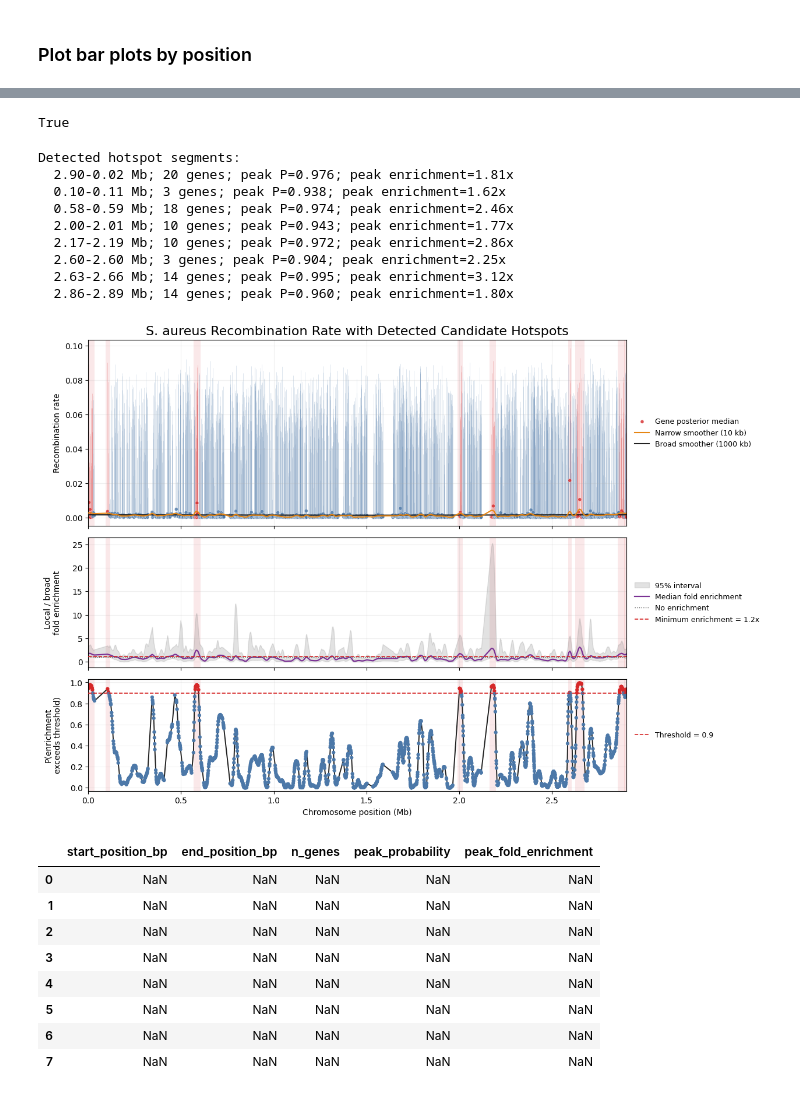
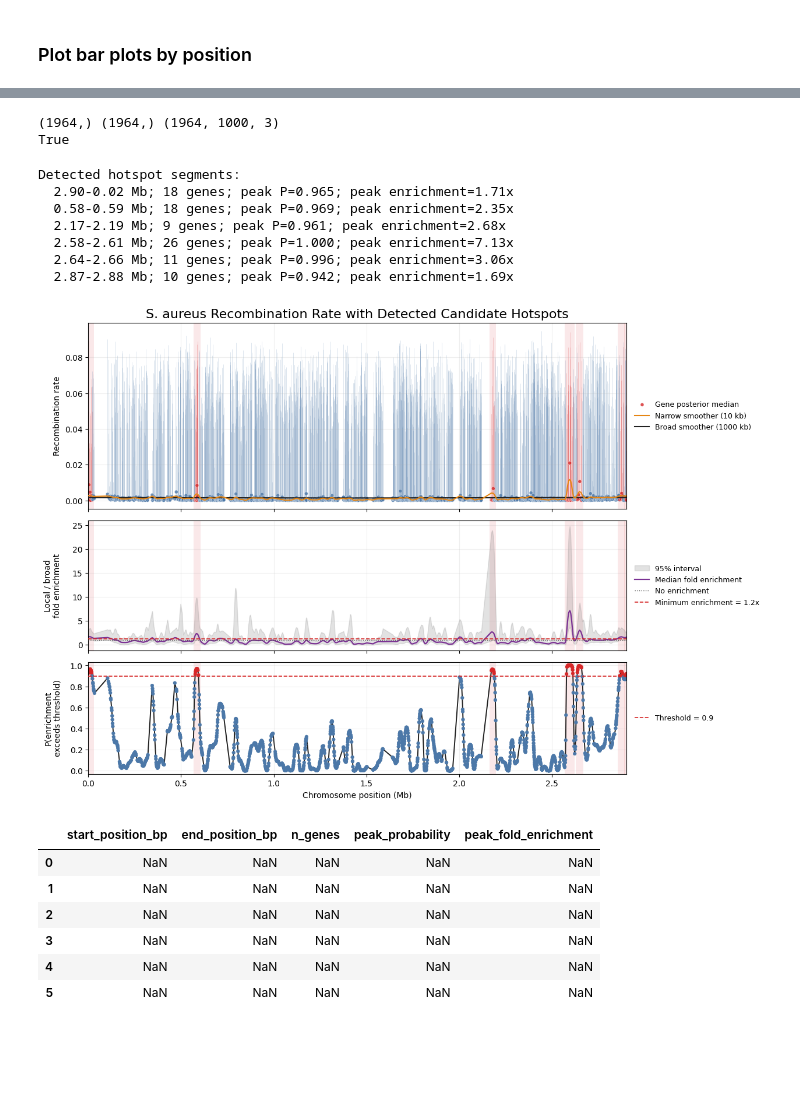
Before and after one commit to haochu-liu/likelihood-free, a Jupyter notebook: python/hotspots_staph.ipynb, the cells around one changed output, grey strips where cells are left out. Saved outputs shown, nothing was run; the diff lists cells and outputs as text; code cells hidden in the pictures; blank space fills up the shorter version.

Commit message:
staph hotspot detection

```diff
--- a/python/hotspots_staph.ipynb
+++ b/python/hotspots_staph.ipynb
@@ -53,7 +53,7 @@ _|                                       |         |              |
 # %%
 drop_col = range(16, 32)
 # %%
-x_obs_df = pd.read_csv("../data/staph/core_gene_summary_stats.csv", index_col=0)
+x_obs_df = pd.read_csv("../data/staph/core_gene_summary_stats_updated.csv", index_col=0)
 x_obs_np = x_obs_df.to_numpy()
 x_obs_np = np.delete(x_obs_np, drop_col, axis=1)
 x_obs_torch = torch.tensor(x_obs_np, device=torch_device)
@@ -259,7 +259,7 @@ for i in range(x_obs_torch.shape[0]):
 # %% [markdown]
 ### Plot bar plots by position
 # %%
-gene_info = pd.read_csv("../data/staph/core_gene_info.csv", index_col=0)
+gene_info = pd.read_csv("../data/staph/core_gene_info_updated.csv", index_col=0)
 gene_info_np = gene_info.to_numpy()
 gene_info.head()
 # %% [output]
@@ -273,12 +273,14 @@ gene_info.head()
 # %%
 from hotspot_DoG import DoGHotspotDetector
 # %%
-gene_starts = np.delete(gene_info['Start_pos'].values, no_signal_id)
-gene_ends = np.delete(gene_info['End_pos'].values, no_signal_id)
+gene_starts = np.delete(gene_info['Start_pos_MRSA252'].values, no_signal_id)
+gene_ends = np.delete(gene_info['End_pos_MRSA252'].values, no_signal_id)
+print(gene_starts.shape, gene_ends.shape, theta_post.shape)
 ord_start_pos = np.argsort(gene_starts)
 ord_end_pos = np.argsort(gene_ends)
 print(np.all(ord_start_pos == ord_end_pos))
 # %% [output]
+(1964,) (1964,) (1964, 1000, 3)
 True
 # %%
 positions = gene_starts[ord_start_pos]
@@ -290,43 +292,41 @@ detector = DoGHotspotDetector(
     narrow_bandwidth_bp=10_000,
     broad_bandwidth_bp=1_000_000,
     min_fold_enrichment=1.2,
     probability_threshold=0.90,
     residual_log_sd=0.20,
     min_effective_genes=1.0,
     random_state=10,
-    chromosome_length_bp=2_902_619
+    chromosome_length_bp=2_902_619,
 )
 result = detector.fit(positions, posterior_draws)
 
 print("Detected hotspot segments:")
 for segment in result.segments(max_gap_bp=800_000):
     print(
         f"  {segment['start_position_bp'] / 1e6:.2f}-"
         f"{segment['end_position_bp'] / 1e6:.2f} Mb; "
         f"{segment['n_genes']} genes; "
         f"peak P={segment['peak_probability']:.3f}; "
         f"peak enrichment={segment['peak_fold_enrichment']:.2f}x"
     )
 
 result.plot(
     rate_label="Recombination rate",
     title_text="S. aureus Recombination Rate with Detected Candidate Hotspots",
     hotspot_padding_bp=10_000,
     max_gap_bp=800_000,
     save_path="../output/staph_local_recomb_dog.pdf"
 )
 plt.show()
 # %% [output]
 Detected hotspot segments:
-  2.90-0.02 Mb; 20 genes; peak P=0.976; peak enrichment=1.81x
-  0.10-0.11 Mb; 3 genes; peak P=0.938; peak enrichment=1.62x
-  0.58-0.59 Mb; 18 genes; peak P=0.974; peak enrichment=2.46x
-  2.00-2.01 Mb; 10 genes; peak P=0.943; peak enrichment=1.77x
-  2.17-2.19 Mb; 10 genes; peak P=0.972; peak enrichment=2.86x
-  2.60-2.60 Mb; 3 genes; peak P=0.904; peak enrichment=2.25x
-  2.63-2.66 Mb; 14 genes; peak P=0.995; peak enrichment=3.12x
-  2.86-2.89 Mb; 14 genes; peak P=0.960; peak enrichment=1.80x
+  2.90-0.02 Mb; 18 genes; peak P=0.965; peak enrichment=1.71x
+  0.58-0.59 Mb; 18 genes; peak P=0.969; peak enrichment=2.35x
+  2.17-2.19 Mb; 9 genes; peak P=0.961; peak enrichment=2.68x
+  2.58-2.61 Mb; 26 genes; peak P=1.000; peak enrichment=7.13x
+  2.64-2.66 Mb; 11 genes; peak P=0.996; peak enrichment=3.06x
+  2.87-2.88 Mb; 10 genes; peak P=0.942; peak enrichment=1.69x
-[figure, old version]
+[figure, new version]
 # %%
 recomb_hotspots = pd.DataFrame(index=range(len(result.segments(max_gap_bp=800_000))),
                                columns=['start_position_bp',
@@ -343,8 +343,6 @@ recomb_hotspots
 | 3 | NaN | NaN | NaN | NaN | NaN |
 | 4 | NaN | NaN | NaN | NaN | NaN |
 | 5 | NaN | NaN | NaN | NaN | NaN |
-| 6 | NaN | NaN | NaN | NaN | NaN |
-| 7 | NaN | NaN | NaN | NaN | NaN |
 # %%
 positions_end = gene_ends[ord_start_pos]
 for i in range(len(result.segments(max_gap_bp=800_000))):
```
Also changed, not shown: parts of 11 cells of this notebook, 1 other file.
